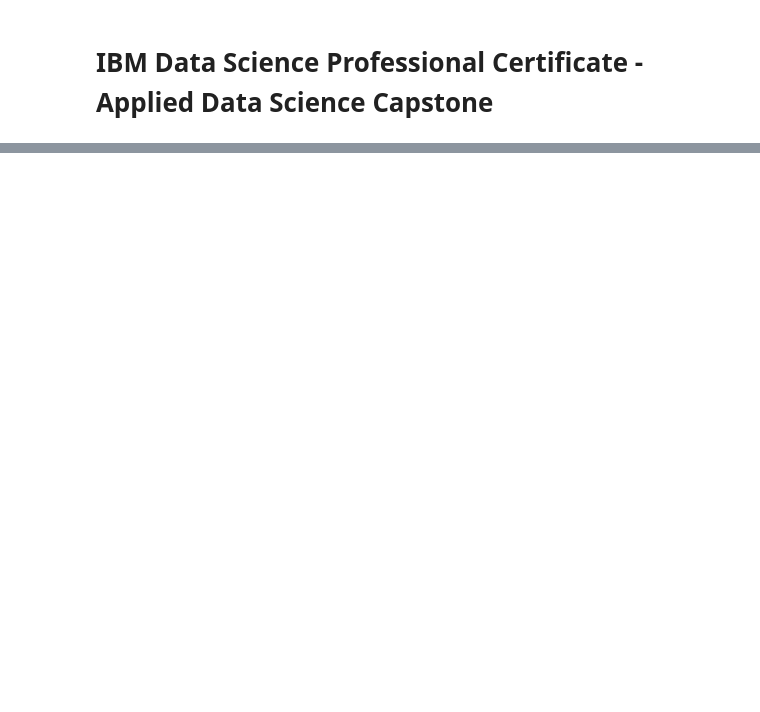
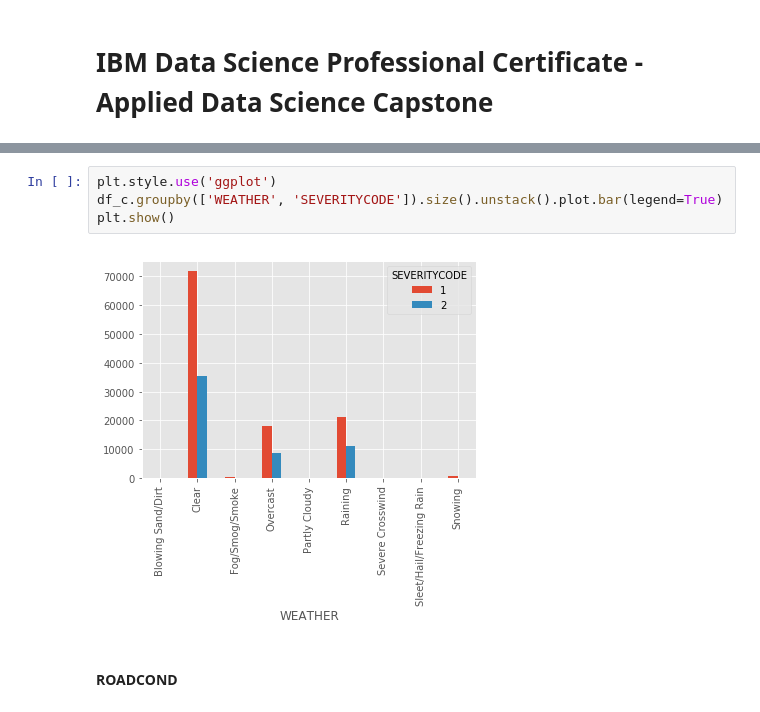
Before and after one commit to emrecanokten/coursera_capstone, a Jupyter notebook: Applied Data Science Capstone.ipynb, the cells around one changed output, grey strips where cells are left out. Cells and saved outputs as stored; diff of their text form; blank space fills up the shorter version.

```diff
--- a/Applied Data Science Capstone.ipynb
+++ b/Applied Data Science Capstone.ipynb
@@ -458,4 +322,12 @@ Unknown                   1               0.944099
 Name: SEVERITYCODE, dtype: float64
+# %%
+plt.style.use('ggplot')
+df_c.groupby(['WEATHER', 'SEVERITYCODE']).size().unstack().plot.bar(legend=True)
+plt.show()
+# %% [output]
+[figure, added]
+# %% [markdown]
+#### ROADCOND
 # %%
 df_c.groupby(['ROADCOND'])['SEVERITYCODE'].value_counts(normalize=True)
 # %% [output]
```
Also changed, not shown: parts of 131 cells of this notebook.
